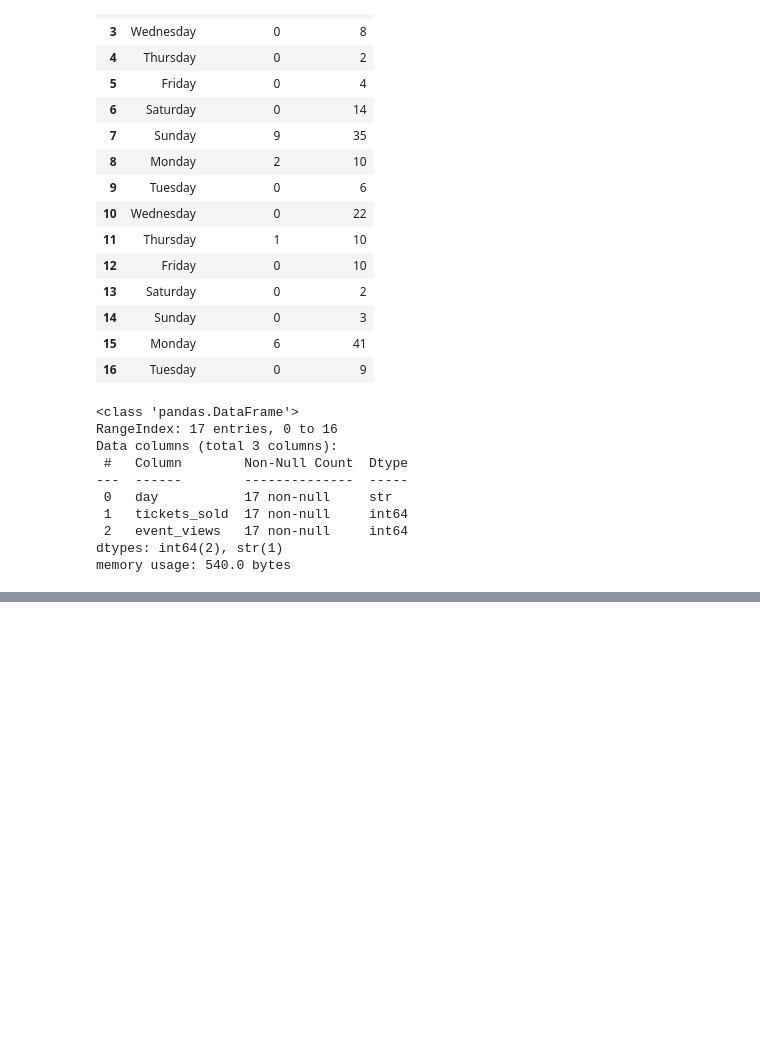
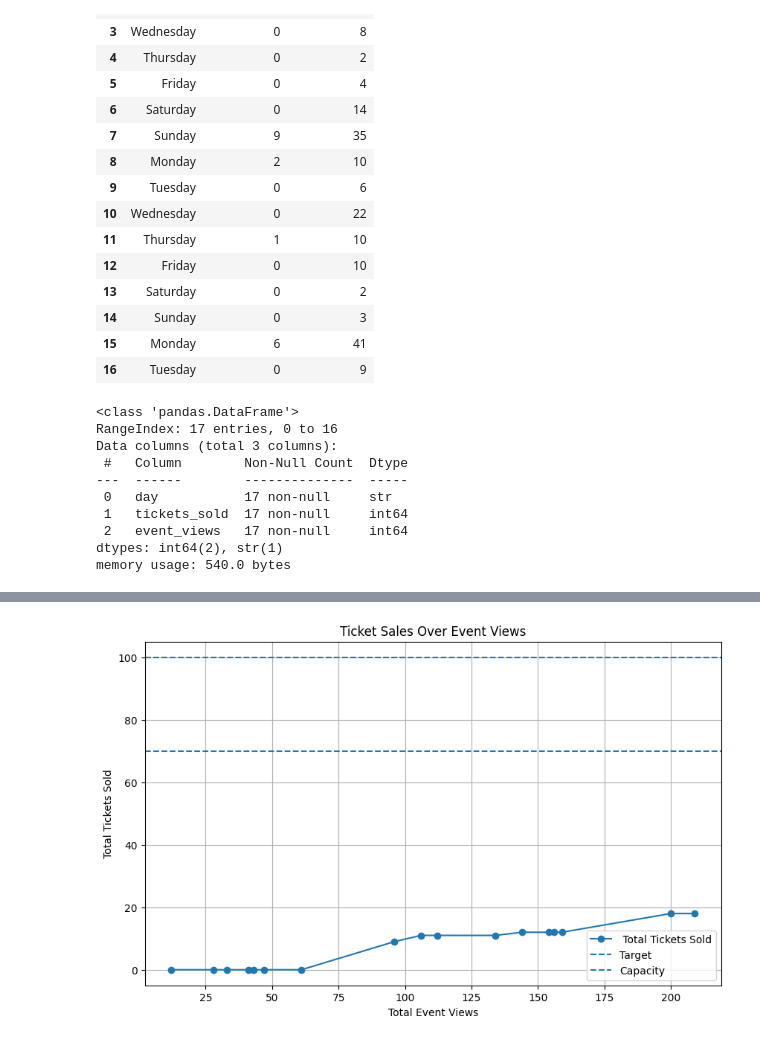
Before and after one commit to alexjones602/finance-data-learning, a Jupyter notebook: notebooks/graphical_analysis.ipynb, the cells around one changed output, grey strips where cells are left out. Drawn from its saved outputs; the diff is of its cells as text; code cells hidden in the pictures; blank space fills up the shorter version.

```diff
--- a/notebooks/graphical_analysis.ipynb
+++ b/notebooks/graphical_analysis.ipynb
@@ -122,0 +144,38 @@ plt.show()
+# %%
+capacity = 100
+# %%
+target = 70
+# %%
+plt.figure(figsize=(10, 6))
+
+plt.plot(
+    sales_df["Total Event Views"],
+    sales_df["Total Tickets Sold"],
+    marker="o",
+    label=" Total Tickets Sold"
+)
+
+plt.axhline(
+    y=target,
+    linestyle="--",
+    label="Target"
+)
+
+plt.axhline(
+    y=capacity,
+    linestyle="--",
+    label="Capacity"
+)
+
+plt.xlabel("Total Event Views")
+plt.ylabel("Total Tickets Sold")
+plt.title("Ticket Sales Over Event Views")
+
+plt.legend()
+plt.grid()
+
+plt.savefig("../outputs/ticket_sales_over_event_views.png")
+
+plt.show()
+# %% [output]
+[figure, added]
```
Also changed, not shown: parts of 8 cells of this notebook.
